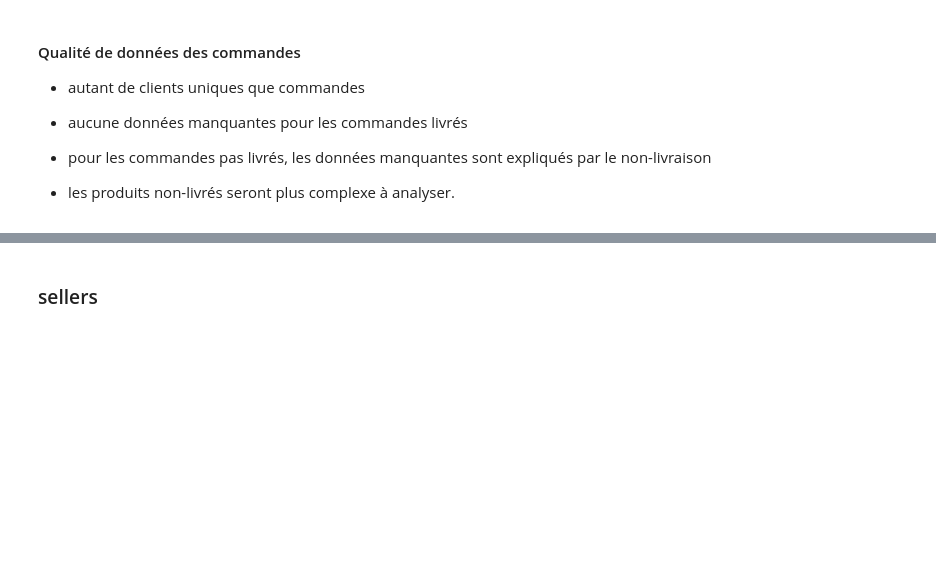
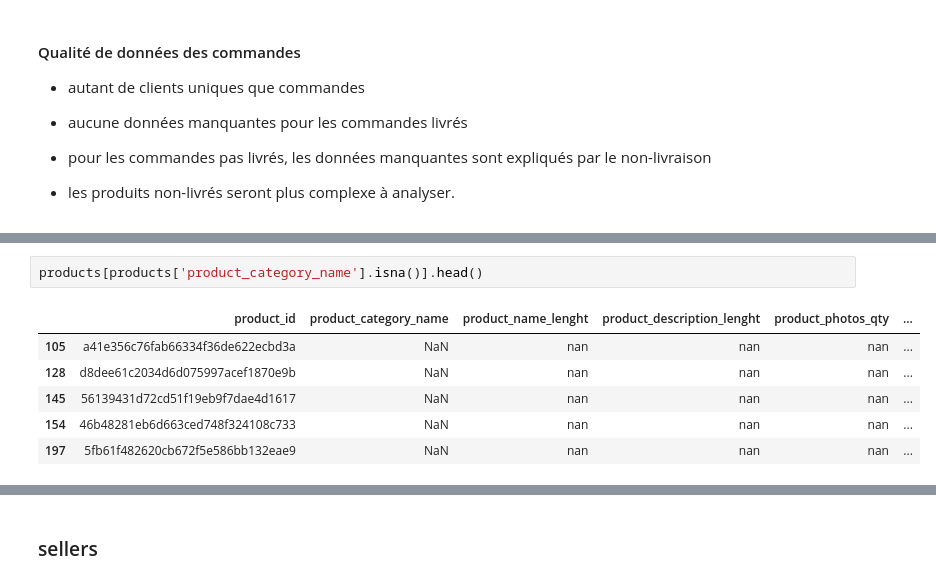
Before and after one commit to mrcreasey/oc-ds-p5-unsupervised-clustering, a Jupyter notebook: P5_01_analyse.ipynb, the cells around one changed output, grey strips where cells are left out. Saved outputs shown, nothing was run; the diff lists cells and outputs as text; blank space fills up the shorter version.

```diff
--- a/P5_01_analyse.ipynb
+++ b/P5_01_analyse.ipynb
@@ -584,0 +600,9 @@ decrire_dataframe(orders[orders['order_status']=='delivered'])
+# %%
+products[products['product_category_name'].isna()].head()
+# %% [output]
+|  | product_id | product_category_name | product_name_lenght | product_description_lenght | product_photos_qty | ... |
+| 105 | a41e356c76fab66334f36de622ecbd3a | NaN | nan | nan | nan | ... |
+| 128 | d8dee61c2034d6d075997acef1870e9b | NaN | nan | nan | nan | ... |
+| 145 | 56139431d72cd51f19eb9f7dae4d1617 | NaN | nan | nan | nan | ... |
+| 154 | 46b48281eb6d663ced748f324108c733 | NaN | nan | nan | nan | ... |
+| 197 | 5fb61f482620cb672f5e586bb132eae9 | NaN | nan | nan | nan | ... |
```
Also changed, not shown: parts of 8 cells of this notebook.
